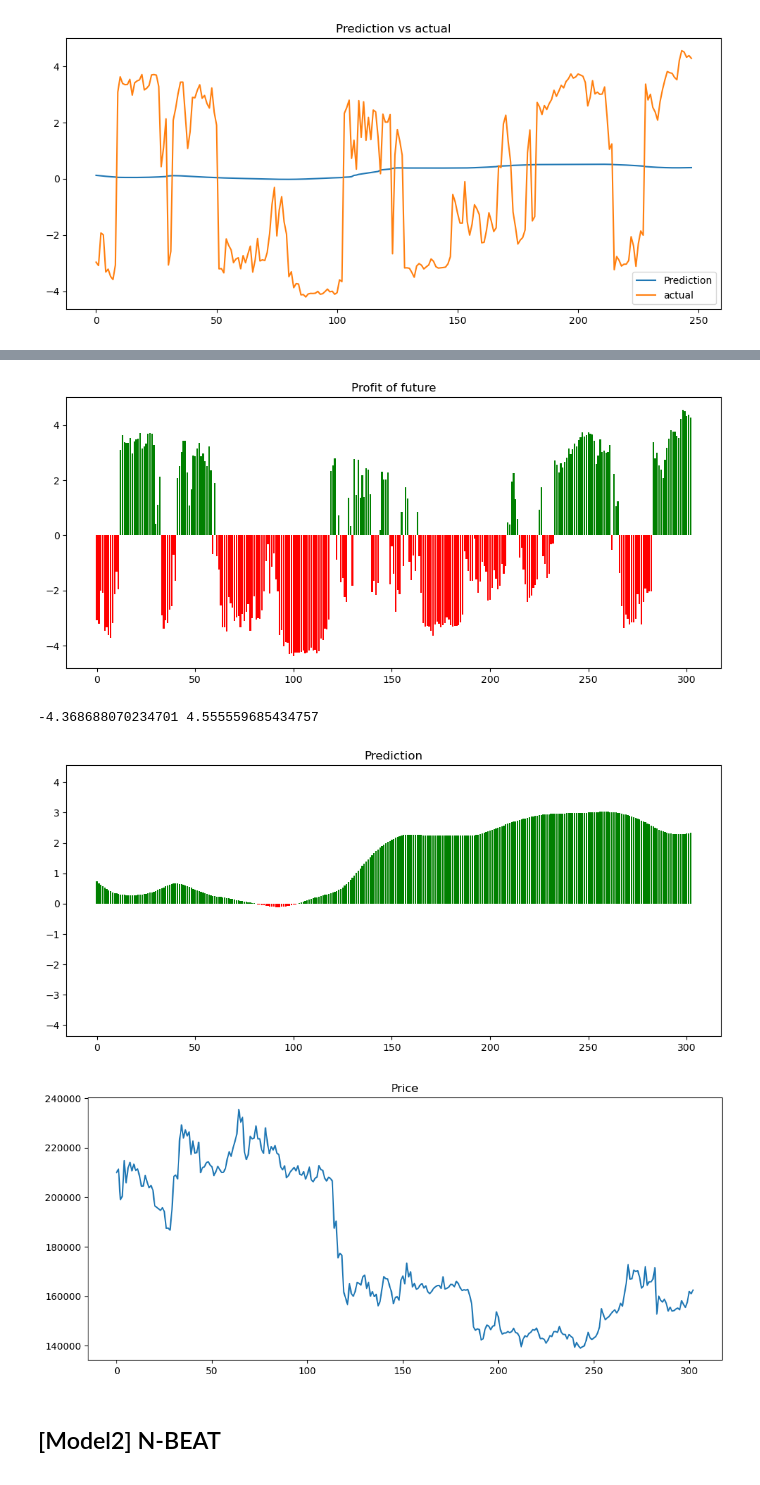
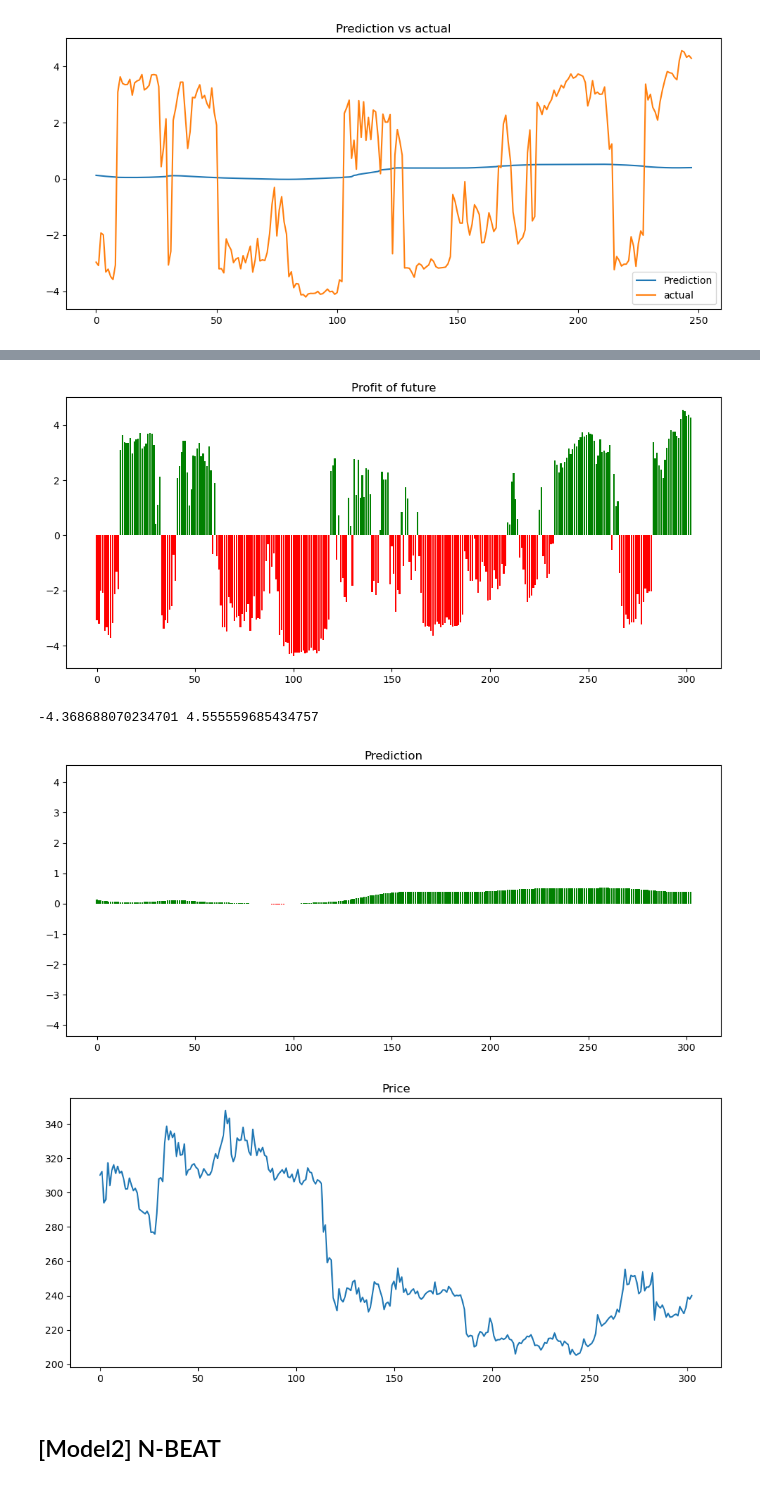
Before and after one commit to wwboy6/dl-btc-bnb, a Jupyter notebook: 08-pof-resampling.ipynb, the cells around one changed output, grey strips where cells are left out. Cells and saved outputs as stored; diff of their text form; code cells hidden in the pictures.

```diff
--- a/08-pof-resampling.ipynb
+++ b/08-pof-resampling.ipynb
@@ -314,32 +314,32 @@ plt.show()
 # %%
 # check the testing performance
 
 plt.figure(figsize=(12, 5))
 plotBarColoredSign(y_test.reshape(-1))
 plt.title('Profit of future')
 plt.show()
 
 y_test_min = np.min(y_test.reshape(-1))
 y_test_max = np.max(y_test.reshape(-1))
 print(y_test_min, y_test_max)
 
 prediction = model1.predict(x_test)
-prediction = prediction.reshape(-1) * output_scale
+prediction = prediction.reshape(-1)
 plt.figure(figsize=(12, 5))
 plotBarColoredSign(prediction.reshape(-1))
 plt.title('Prediction')
 plt.ylim(y_test_min, y_test_max)
 plt.show()
 
 plt.figure(figsize=(12, 5))
-plt.plot(input_data[-len(x_test):].reshape(-1) * input_scale)
+plt.plot(input_data[-len(x_test):].reshape(-1))
 plt.title('Price')
 plt.show()
 # %% [output]
 [figure]
 -4.368688070234701 4.555559685434757
-[figure, old version]
+[figure, new version]
-[figure, old version]
+[figure, new version]
 # %% [markdown]
 ## [Model2] N-BEAT
 # %%
```
Also changed, not shown: parts of 3 cells of this notebook.
